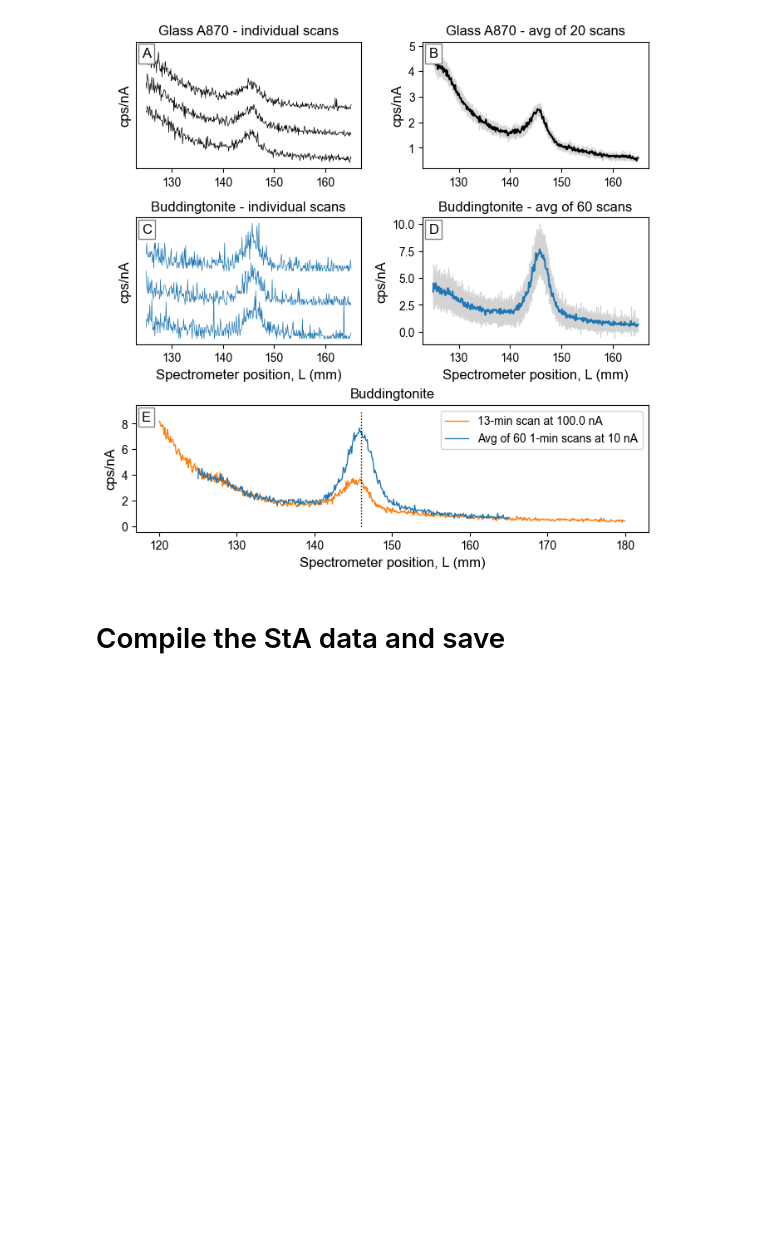
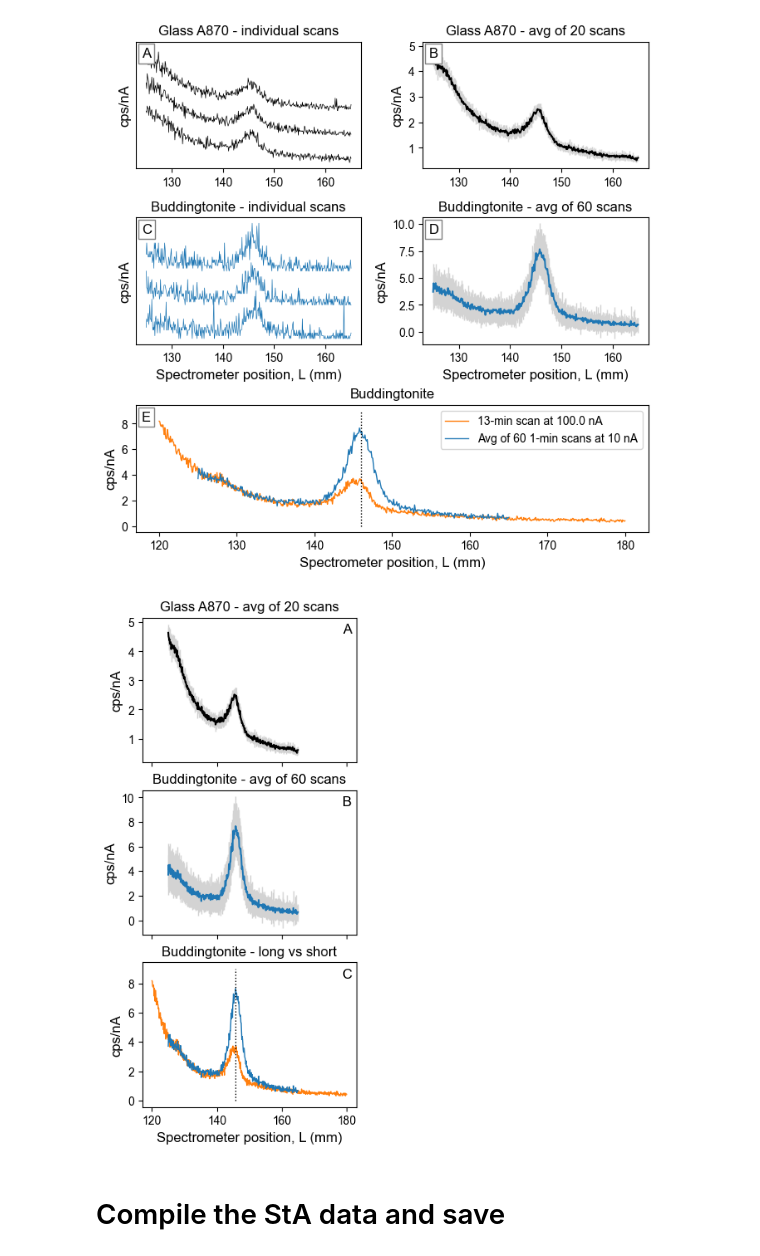
Before and after one commit to eleanor-m/n_epma_analysis, a Jupyter notebook: notebooks/12_peak_shapes.ipynb, the cells around one changed output. Saved outputs shown, nothing was run; the diff lists cells and outputs as text; code cells hidden in the pictures; blank space fills up the shorter version.

```diff
--- a/notebooks/12_peak_shapes.ipynb
+++ b/notebooks/12_peak_shapes.ipynb
@@ -229,6 +229,68 @@ plt.savefig("../figures/Figure_6.pdf", dpi=600)
 plt.show()
 # %% [output]
 [figure]
+# %%
+mosaic = """
+    A
+    B
+    C
+    """
+
+fig = plt.figure(constrained_layout=True, figsize=(8*0.39, 17*0.39))
+ax_dict = fig.subplot_mosaic(mosaic, sharex=True)
+
+ax_dict["A"].errorbar(x=glass_avg["LDE1H"].L
+                    , y=glass_avg["LDE1H"].cps_per_nA
+                    , yerr=glass_avg["LDE1H"].cps_per_nA_stdev
+                    , elinewidth=1, ecolor="lightgrey", color="k"
+                    )
+
+ax_dict["B"].errorbar(x=budd_avg["LDE1H"].L
+                    , y=budd_avg["LDE1H"].cps_per_nA
+                    , yerr=budd_avg["LDE1H"].cps_per_nA_stdev
+                    , elinewidth=1, ecolor="lightgrey", color="tab:blue"
+                    )
+
+# ADD THE LONGSCAN BACK IN HERE!! (AND UNCOMMENT SUBPLOT E STUFF BELOW)
+budd_longscan["LDE1H"][0].plot(x='L', y='cps_per_nA', ax=ax_dict["C"], color="tab:orange", lw=1)
+budd_avg["LDE1H"].plot(x='L', y='cps_per_nA', ax=ax_dict["C"], color="tab:blue", lw=1)
+
+# Annotate axes -------------------------------------------------
+for k, ax in ax_dict.items():
+    ax.set_ylabel('cps/nA')
+    ax.set_xlabel('Spectrometer position, L (mm)')
+
+ax_dict["C"].plot([145.7,145.7], [0,9], ':k', lw=1)
+ax_dict["C"].legend([f'{budd_long_metadata.total_time_mins}-min scan at {round(budd_long_metadata.current_nA, 0)} nA',
+                     f'Avg of 60 {budd_short_metadata.total_time_mins}-min scans at {round(budd_short_metadata.current_nA)} nA'])
+
+ax_dict["A"].set_title("Glass A870 - avg of 20 scans")
+ax_dict["B"].set_title("Buddingtonite - avg of 60 scans")
+ax_dict["C"].set_title("Buddingtonite - long vs short")
+
+for label, ax in ax_dict.items():
+    trans = mtransforms.ScaledTranslation(5/72, -5/72, fig.dpi_scale_trans)
+    ax.text(0.95, 1, label, transform=ax.transAxes + trans,
+            fontsize=12, verticalalignment='top', horizontalalignment="right", fontfamily='Arial'
+            # , bbox=dict(facecolor='w', edgecolor='grey', pad=3.0)
+            )
+
+ax.get_legend().remove()
+
+# fig.align_labels()
+# ax_dict["A"].set_yticks([])
+# ax_dict["C"].set_yticks([])
+
+# hack to increase space beneath top two axes
+ax_dict["A"].set_xlabel(" ", fontsize=1)
+ax_dict["B"].set_xlabel(" ", fontsize=1)
+
+plt.savefig("../figures/Budd_and_Glass_scans.png")
+plt.savefig("../figures/Figure_6.pdf", dpi=600)
+
+plt.show()
+# %% [output]
+[figure, added]
 # %% [markdown]
 # Compile the StA data and save
 # %%
```
Also changed, not shown: parts of 1 cell of this notebook, 2 other files.
